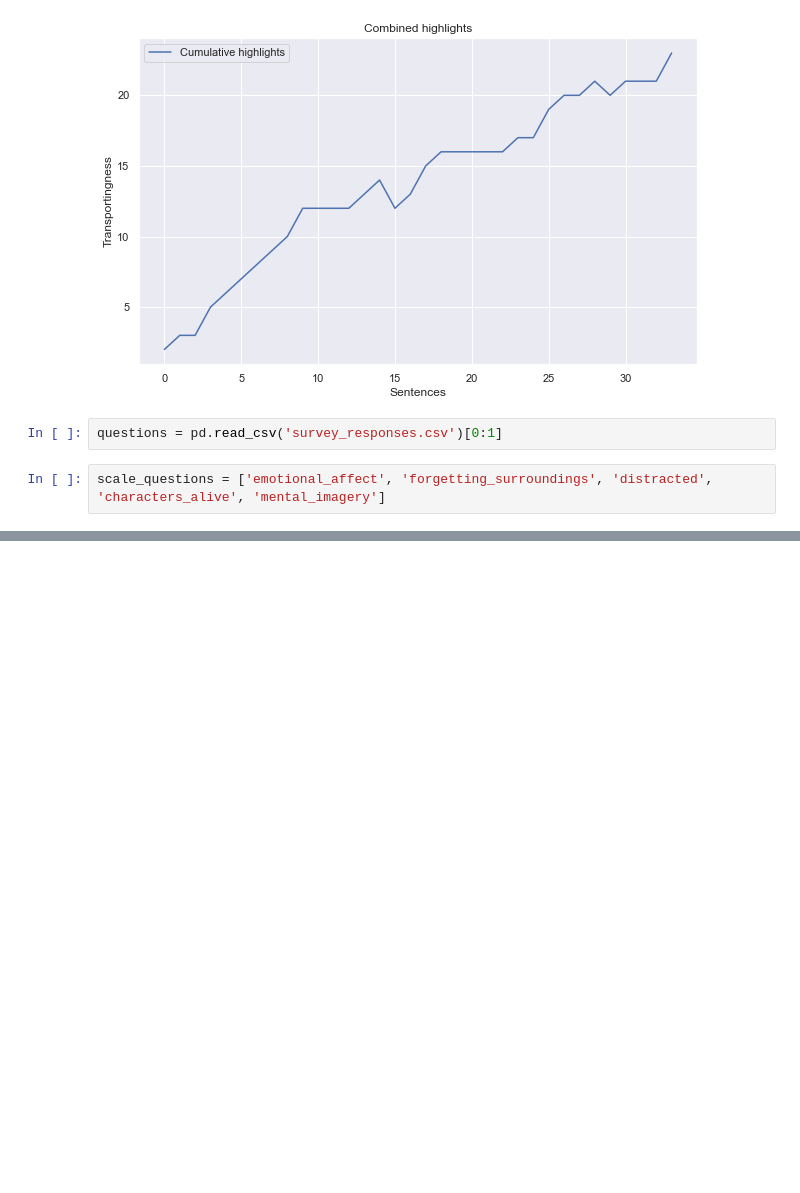
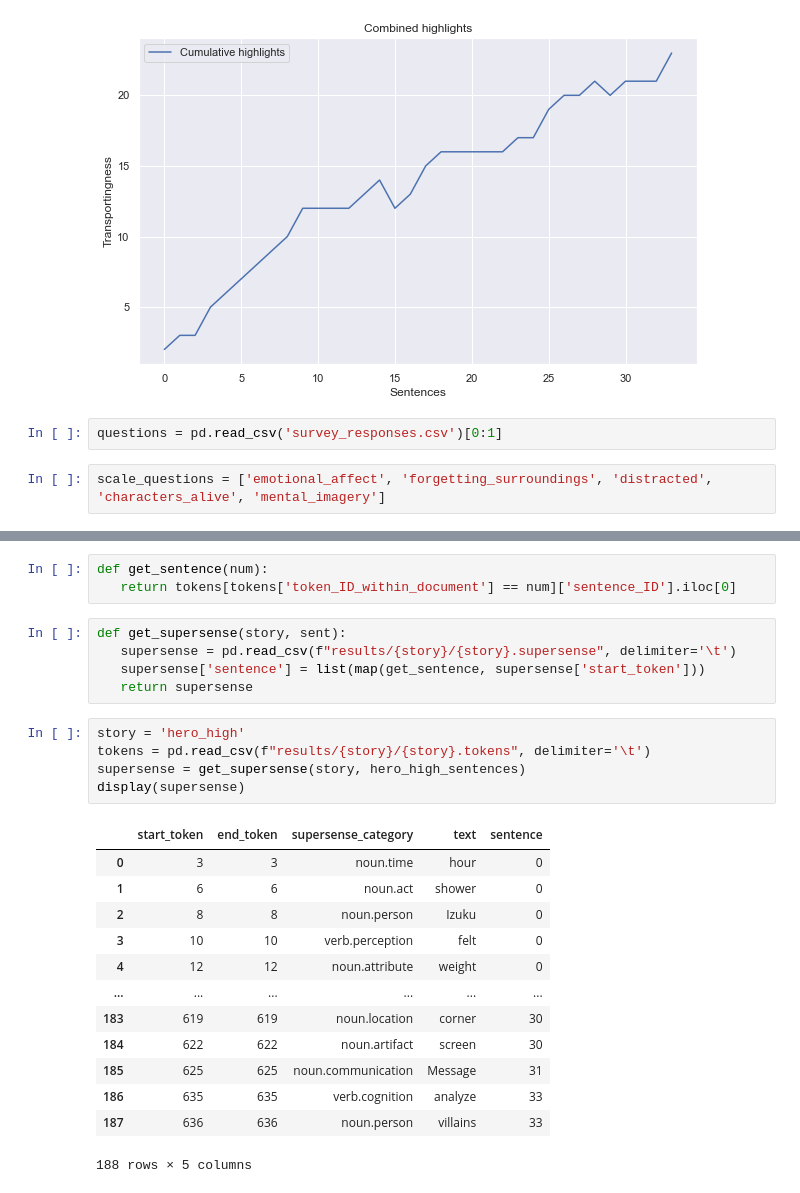
Before and after one commit to kelseyneis/narrative_transportation, a Jupyter notebook: survey_response.ipynb, the cells around one changed output, grey strips where cells are left out. Drawn from its saved outputs; the diff is of its cells as text; blank space fills up the shorter version.

```diff
--- a/survey_response.ipynb
+++ b/survey_response.ipynb
@@ -101,0 +136,27 @@ scale_questions = ['emotional_affect', 'forgetting_surroundings', 'distracted',
+# %%
+def get_sentence(num):
+   return tokens[tokens['token_ID_within_document'] == num]['sentence_ID'].iloc[0]
+# %%
+def get_supersense(story, sent):
+   supersense = pd.read_csv(f"results/{story}/{story}.supersense", delimiter='\t')
+   supersense['sentence'] = list(map(get_sentence, supersense['start_token']))
+   return supersense
+# %%
+story = 'hero_high'
+tokens = pd.read_csv(f"results/{story}/{story}.tokens", delimiter='\t')
+supersense = get_supersense(story, hero_high_sentences)
+display(supersense)
+# %% [output]
+|  | start_token | end_token | supersense_category | text | sentence |
+| 0 | 3 | 3 | noun.time | hour | 0 |
+| 1 | 6 | 6 | noun.act | shower | 0 |
+| 2 | 8 | 8 | noun.person | Izuku | 0 |
+| 3 | 10 | 10 | verb.perception | felt | 0 |
+| 4 | 12 | 12 | noun.attribute | weight | 0 |
+| ... | ... | ... | ... | ... | ... |
+| 183 | 619 | 619 | noun.location | corner | 30 |
+| 184 | 622 | 622 | noun.artifact | screen | 30 |
+| 185 | 625 | 625 | noun.communication | Message | 31 |
+| 186 | 635 | 635 | verb.cognition | analyze | 33 |
+| 187 | 636 | 636 | noun.person | villains | 33 |
+188 rows × 5 columns
```
Also changed, not shown: parts of 7 cells of this notebook, 27 other files.
